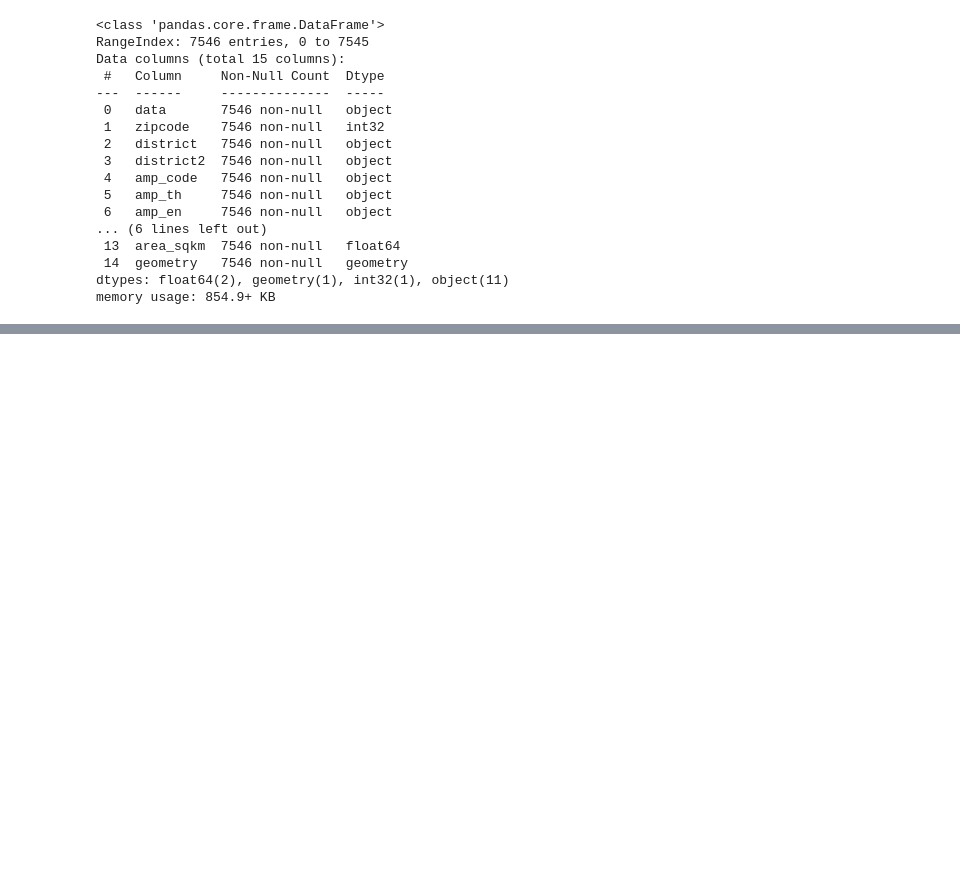
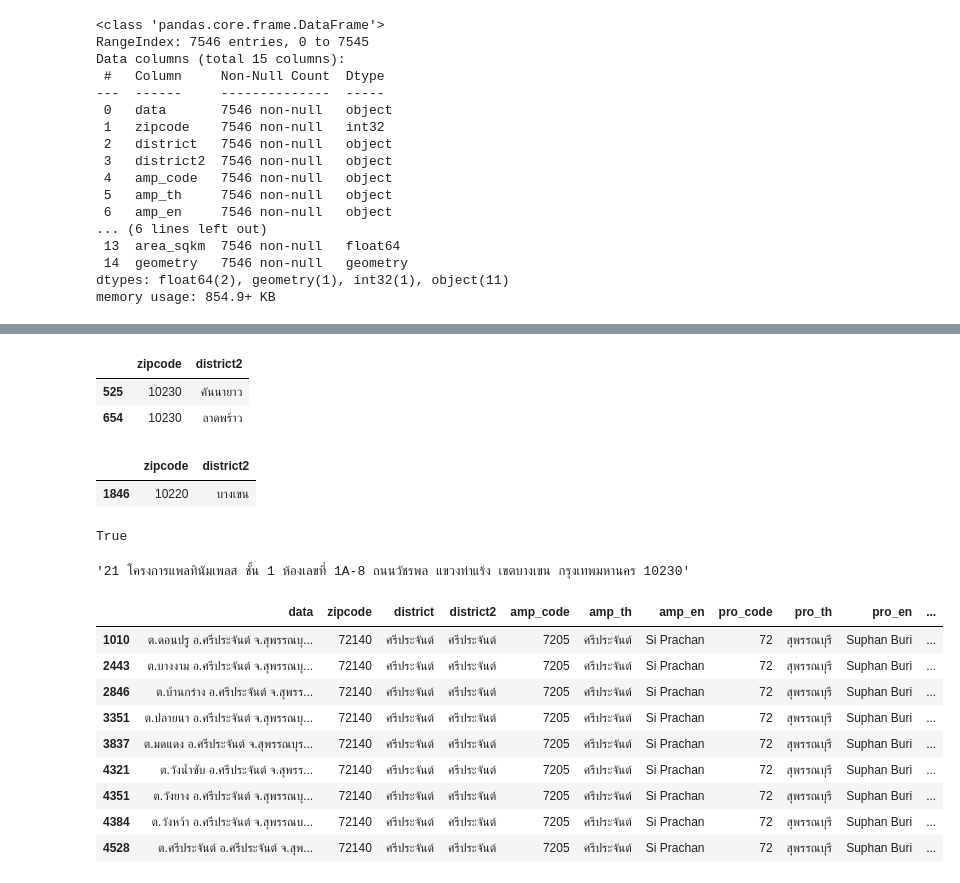
Before and after one commit to konrawit13/nct_distr, a Jupyter notebook: dist-report_v5.ipynb, the cells around one changed output, grey strips where cells are left out. Drawn from its saved outputs; the diff is of its cells as text; code cells hidden in the pictures; blank space fills up the shorter version.

```diff
--- a/dist-report_v5.ipynb
+++ b/dist-report_v5.ipynb
@@ -548,0 +525,32 @@ gdf2
+# %%
+sel_m3.loc[sel_m3['zipcode'] == 10230]
+# %% [output]
+|  | zipcode | district2 |
+| 525 | 10230 | คันนายาว |
+| 654 | 10230 | ลาดพร้าว |
+# %%
+sel_m3.loc[sel_m3['zip'].str.contains('บางเขน')]
+# %% [output]
+|  | zipcode | district2 |
+| 1846 | 10220 | บางเขน |
+# %%
+sel_m3.loc[sel_m3['zipcode'] == 10100].iloc[0]['district2'] in wran_district2.loc[wran_district2['district_name'].isna()].iloc[0]['fullAddress']
+# %% [output]
+True
+# %%
+wran_district2.loc[wran_district2['district_name'].isna()].iloc[0]['fullAddress']
+# %% [output]
+'21 โครงการแพลทินัมเพลส ชั้น 1 ห้องเลขที่ 1A-8 ถนนวัชรพล แขวงท่าแร้ง เขตบางเขน กรุงเทพมหานคร 10230'
+# %%
+merge3.loc[merge3['zipcode'] == 72140]
+# %% [output]
+|  | data | zipcode | district | district2 | amp_code | amp_th | amp_en | pro_code | pro_th | pro_en | ... |
+| 1010 | ต.ดอนปรู อ.ศรีประจันต์ จ.สุพรรณบุ... | 72140 | ศรีประจันต์ | ศรีประจันต์ | 7205 | ศรีประจันต์ | Si Prachan | 72 | สุพรรณบุรี | Suphan Buri | ... |
+| 2443 | ต.บางงาม อ.ศรีประจันต์ จ.สุพรรณบุ... | 72140 | ศรีประจันต์ | ศรีประจันต์ | 7205 | ศรีประจันต์ | Si Prachan | 72 | สุพรรณบุรี | Suphan Buri | ... |
+| 2846 | ต.บ้านกร่าง อ.ศรีประจันต์ จ.สุพรร... | 72140 | ศรีประจันต์ | ศรีประจันต์ | 7205 | ศรีประจันต์ | Si Prachan | 72 | สุพรรณบุรี | Suphan Buri | ... |
+| 3351 | ต.ปลายนา อ.ศรีประจันต์ จ.สุพรรณบุ... | 72140 | ศรีประจันต์ | ศรีประจันต์ | 7205 | ศรีประจันต์ | Si Prachan | 72 | สุพรรณบุรี | Suphan Buri | ... |
+| 3837 | ต.มดแดง อ.ศรีประจันต์ จ.สุพรรณบุร... | 72140 | ศรีประจันต์ | ศรีประจันต์ | 7205 | ศรีประจันต์ | Si Prachan | 72 | สุพรรณบุรี | Suphan Buri | ... |
+| 4321 | ต.วังน้ำซับ อ.ศรีประจันต์ จ.สุพรร... | 72140 | ศรีประจันต์ | ศรีประจันต์ | 7205 | ศรีประจันต์ | Si Prachan | 72 | สุพรรณบุรี | Suphan Buri | ... |
+| 4351 | ต.วังยาง อ.ศรีประจันต์ จ.สุพรรณบุ... | 72140 | ศรีประจันต์ | ศรีประจันต์ | 7205 | ศรีประจันต์ | Si Prachan | 72 | สุพรรณบุรี | Suphan Buri | ... |
+| 4384 | ต.วังหว้า อ.ศรีประจันต์ จ.สุพรรณบ... | 72140 | ศรีประจันต์ | ศรีประจันต์ | 7205 | ศรีประจันต์ | Si Prachan | 72 | สุพรรณบุรี | Suphan Buri | ... |
+| 4528 | ต.ศรีประจันต์ อ.ศรีประจันต์ จ.สุพ... | 72140 | ศรีประจันต์ | ศรีประจันต์ | 7205 | ศรีประจันต์ | Si Prachan | 72 | สุพรรณบุรี | Suphan Buri | ... |
```
Also changed, not shown: parts of 51 cells of this notebook, 1 other file.
